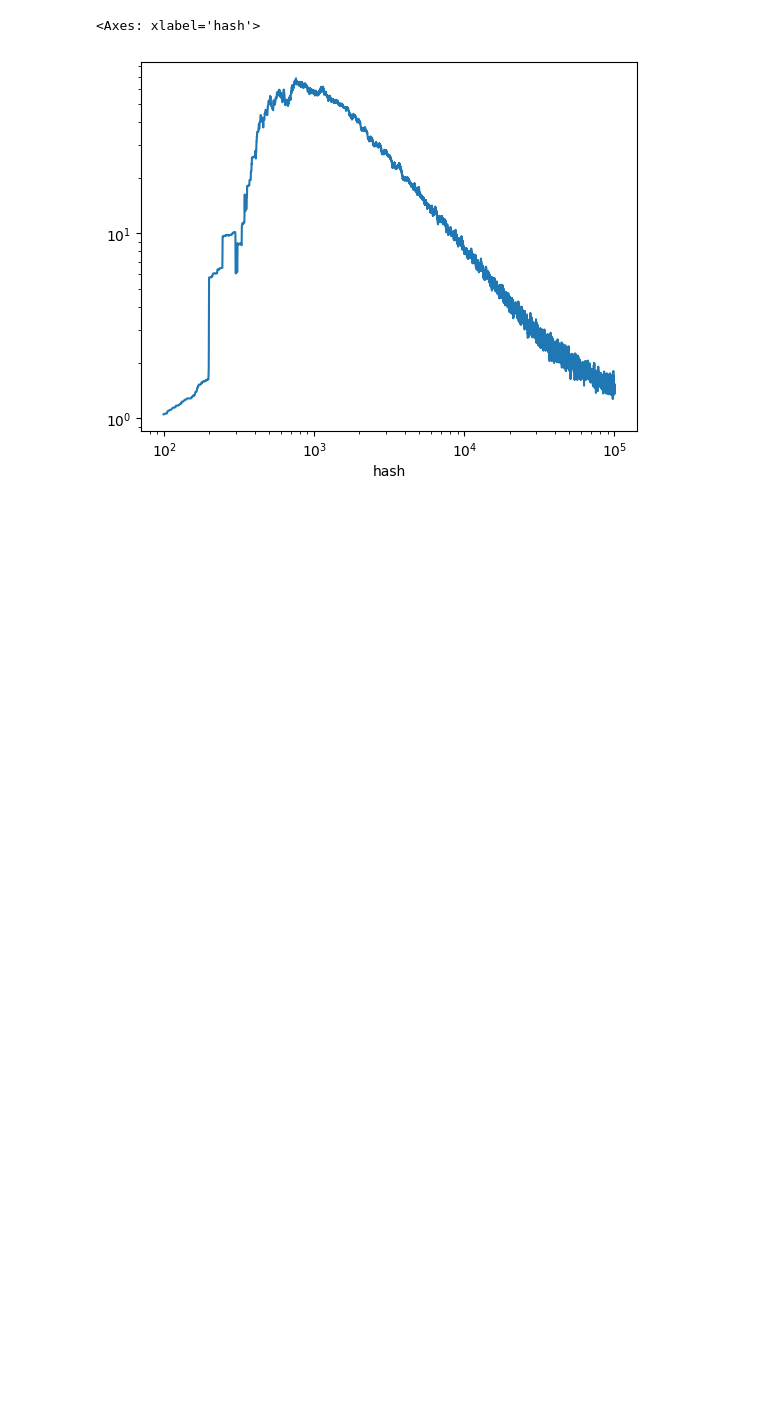
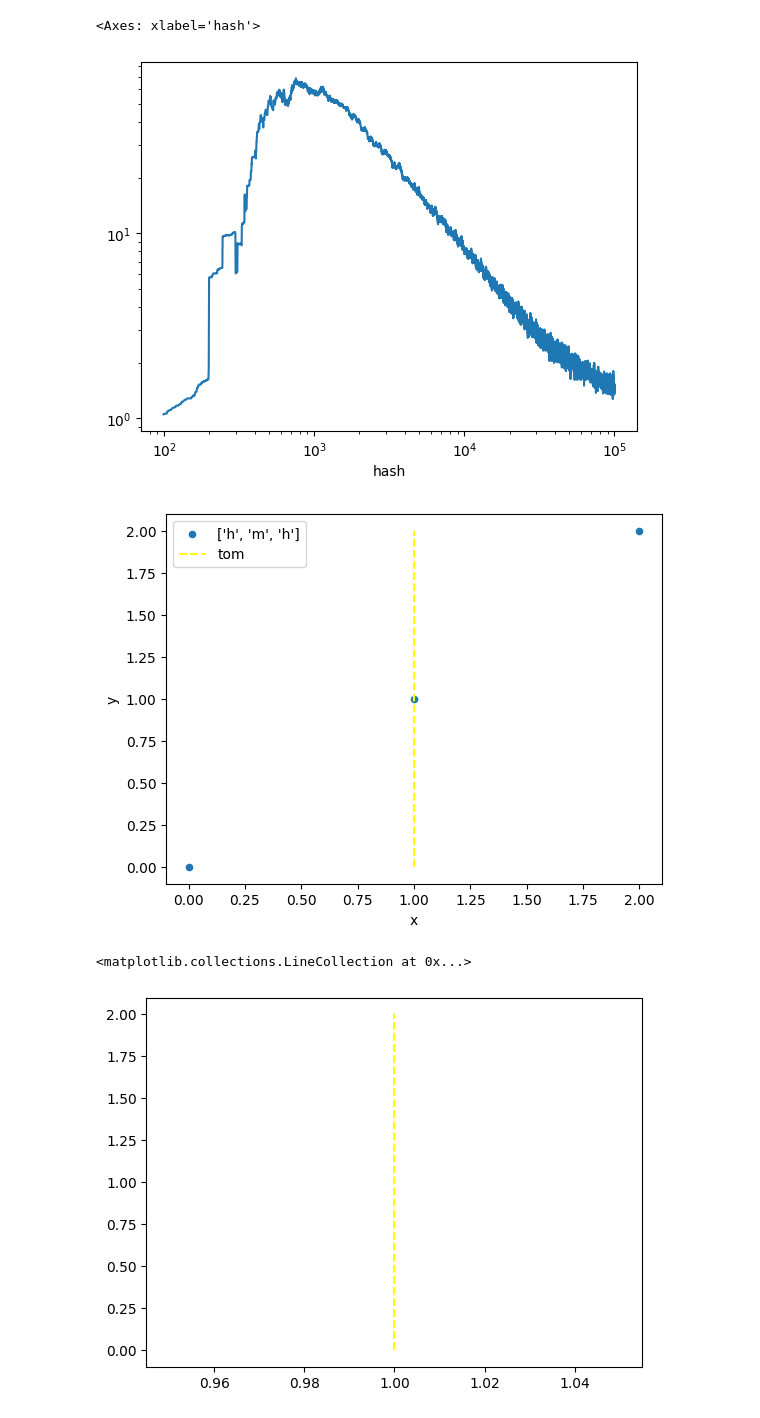
Before and after one commit to jursonovicst/cachesim, a Jupyter notebook: implementations/examples.ipynb, the cells around one changed output. Drawn from its saved outputs; the diff is of its cells as text; code cells hidden in the pictures; blank space fills up the shorter version.

```diff
--- a/implementations/examples.ipynb
+++ b/implementations/examples.ipynb
@@ -96,3 +133,13 @@ Name: count, Length: 81805, dtype: int64
 # %% [output]
 <Axes: xlabel='hash'>
 [figure]
+# %%
+pd.DataFrame({'x':[0,1,2],'y':[0,1,2] }).plot.scatter(x='x', y='y', label=['h', 'm', 'h'])
+plt.vlines(1, ymin=0, ymax=2, label="tom", colors='yellow', linestyles='--')
+plt.legend()
+plt.show()
+plt.vlines(1, ymin=0, ymax=2, label="tom", colors='yellow', linestyles='--')
+# %% [output]
+[figure, added]
+<matplotlib.collections.LineCollection at 0x...>
+[figure, added]
```
Also changed, not shown: parts of 9 cells of this notebook, 1 other file.
